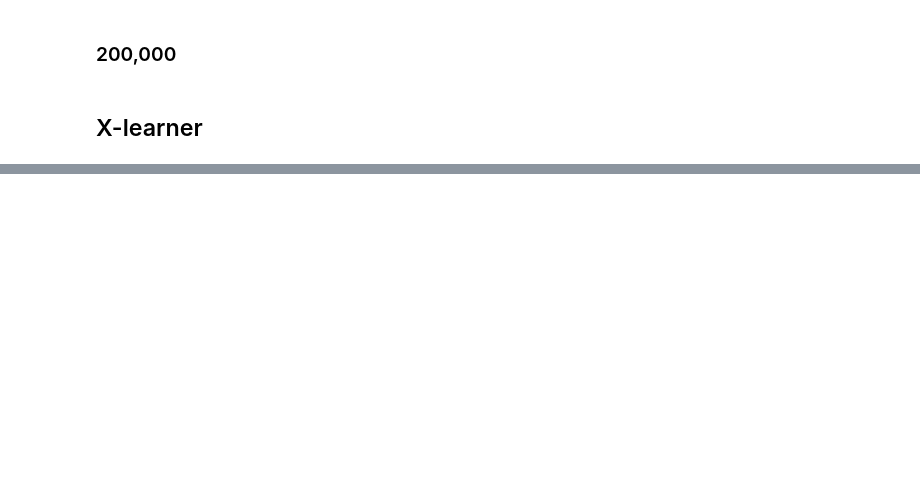
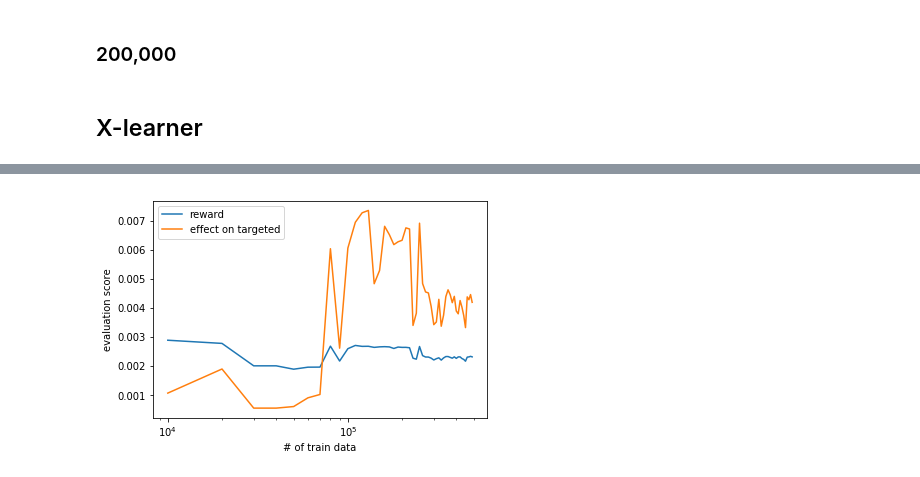
Before and after one commit to HuanciWang/Business-Economics-Honors-Program, a Jupyter notebook: criteo12.23.ipynb, the cells around one changed output, grey strips where cells are left out. Drawn from its saved outputs; the diff is of its cells as text; code cells hidden in the pictures; blank space fills up the shorter version.

```diff
--- a/criteo12.23.ipynb
+++ b/criteo12.23.ipynb
@@ -435,6 +433,7 @@ def x_learner(train):
     df_d1['d1'] = d1
     df_d2['d2'] = d2
     #print(df_d1.columns)
-    model3 = build_classifier(df_d1, 'd1',train) # what models to use for the second stage?
-    model4 = build_classifier(df_d2, 'd2',train)
+    model3 = build_classifier_regression(df_d1, 'd1',train) # what models to use for the second stage?
+    model4 = build_classifier_regression(df_d2, 'd2',train)
     #0.85,0.15 (which one?)
+    return model3, model4
@@ -477,0 +464,11 @@ auc_score_up
+# %%
+auc_score_x = []
+reward_score_x = []
+effect_score_x = []
+for l in range(10000,500000,10000):
+    model0 = x_learner(l)[0]
+    model1 = x_learner(l)[1]
+
+    auc_score_x.append(auc_x(model0,model1,'conversion'))
+    reward_score_x.append(reward_x(model0,model1)[0])
+    effect_score_x.append(reward_x(model0,model1)[1])
@@ -477,0 +493,4 @@ auc_score_up
+# %%
+draw_learning(reward_score_x,effect_score_x,10000,500000,10000)
+# %% [output]
+[figure, added]
```
Also changed, not shown: parts of 41 cells of this notebook.
